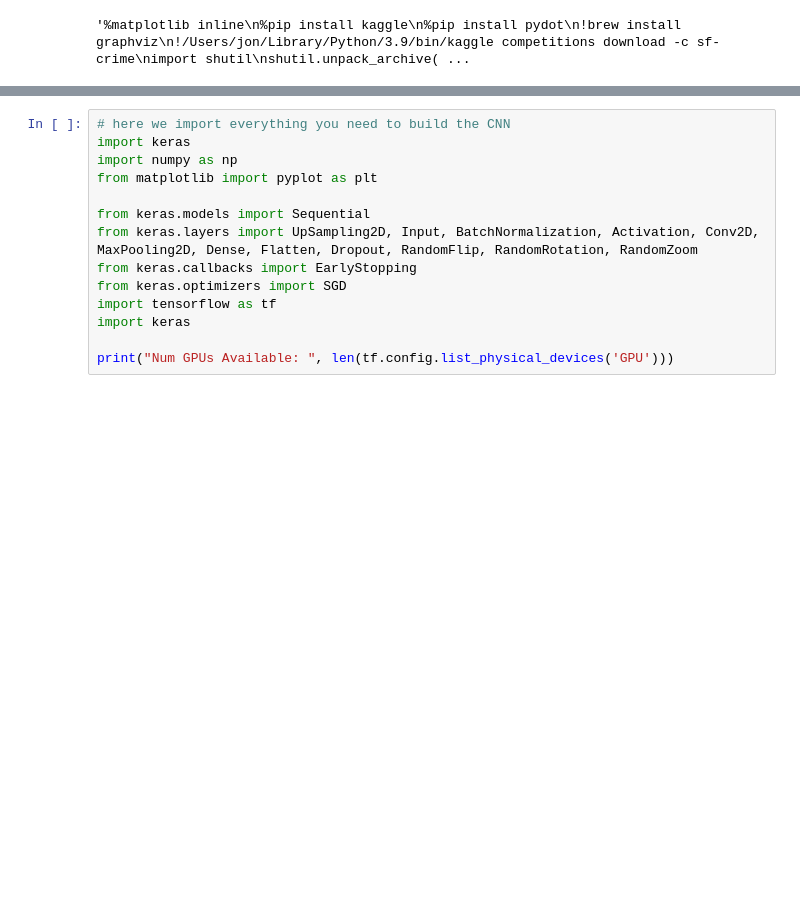
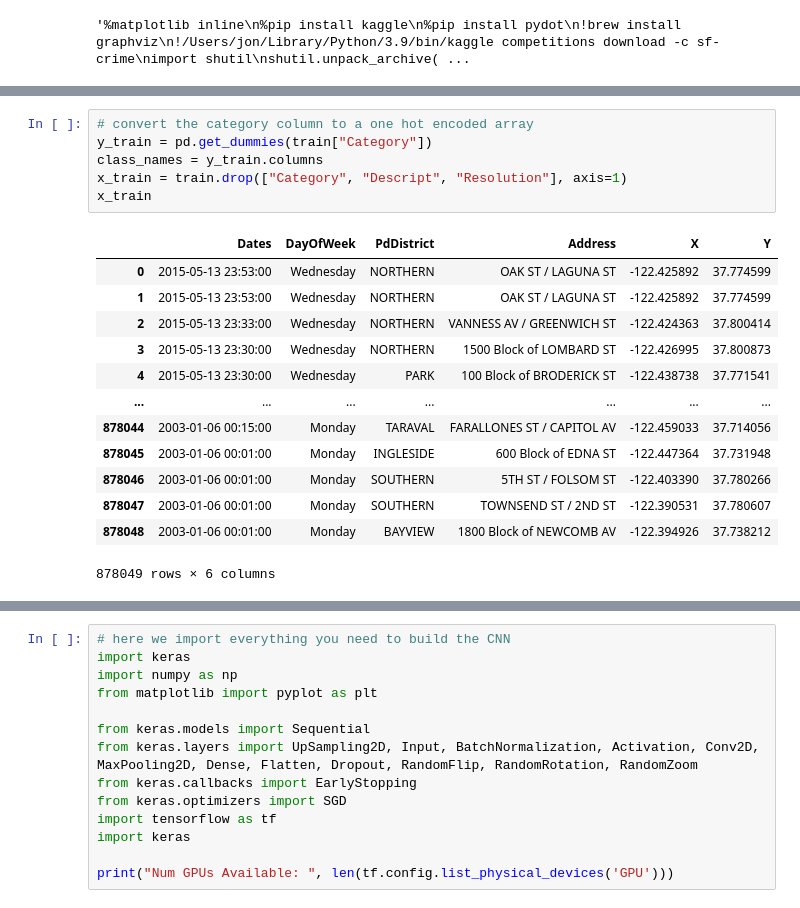
Before and after one commit to jondef/MLDM, a Jupyter notebook: labs/L11_Cirime_Prediction.ipynb, the cells around one changed output, grey strips where cells are left out. Drawn from its saved outputs; the diff is of its cells as text; blank space fills up the shorter version.

```diff
--- a/labs/L11_Cirime_Prediction.ipynb
+++ b/labs/L11_Cirime_Prediction.ipynb
@@ -115,0 +47,20 @@ amount of unique descriptions 879
+# %%
+# convert the category column to a one hot encoded array
+y_train = pd.get_dummies(train["Category"])
+class_names = y_train.columns
+x_train = train.drop(["Category", "Descript", "Resolution"], axis=1)
+x_train
+# %% [output]
+|  | Dates | DayOfWeek | PdDistrict | Address | X | Y |
+| 0 | 2015-05-13 23:53:00 | Wednesday | NORTHERN | OAK ST / LAGUNA ST | -122.425892 | 37.774599 |
+| 1 | 2015-05-13 23:53:00 | Wednesday | NORTHERN | OAK ST / LAGUNA ST | -122.425892 | 37.774599 |
+| 2 | 2015-05-13 23:33:00 | Wednesday | NORTHERN | VANNESS AV / GREENWICH ST | -122.424363 | 37.800414 |
+| 3 | 2015-05-13 23:30:00 | Wednesday | NORTHERN | 1500 Block of LOMBARD ST | -122.426995 | 37.800873 |
+| 4 | 2015-05-13 23:30:00 | Wednesday | PARK | 100 Block of BRODERICK ST | -122.438738 | 37.771541 |
+| ... | ... | ... | ... | ... | ... | ... |
+| 878044 | 2003-01-06 00:15:00 | Monday | TARAVAL | FARALLONES ST / CAPITOL AV | -122.459033 | 37.714056 |
+| 878045 | 2003-01-06 00:01:00 | Monday | INGLESIDE | 600 Block of EDNA ST | -122.447364 | 37.731948 |
+| 878046 | 2003-01-06 00:01:00 | Monday | SOUTHERN | 5TH ST / FOLSOM ST | -122.403390 | 37.780266 |
+| 878047 | 2003-01-06 00:01:00 | Monday | SOUTHERN | TOWNSEND ST / 2ND ST | -122.390531 | 37.780607 |
+| 878048 | 2003-01-06 00:01:00 | Monday | BAYVIEW | 1800 Block of NEWCOMB AV | -122.394926 | 37.738212 |
+878049 rows × 6 columns
```
Also changed, not shown: parts of 11 cells of this notebook.
